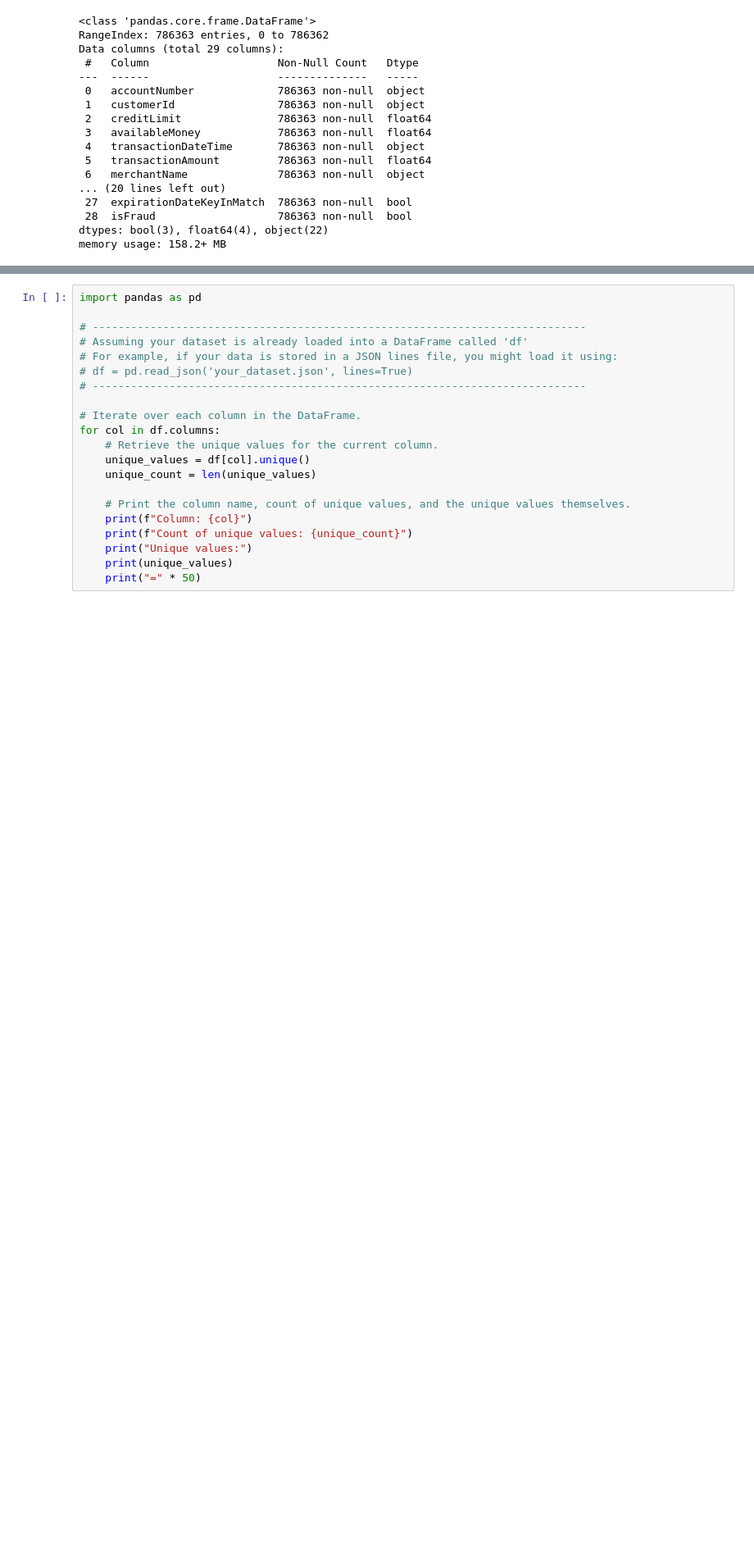
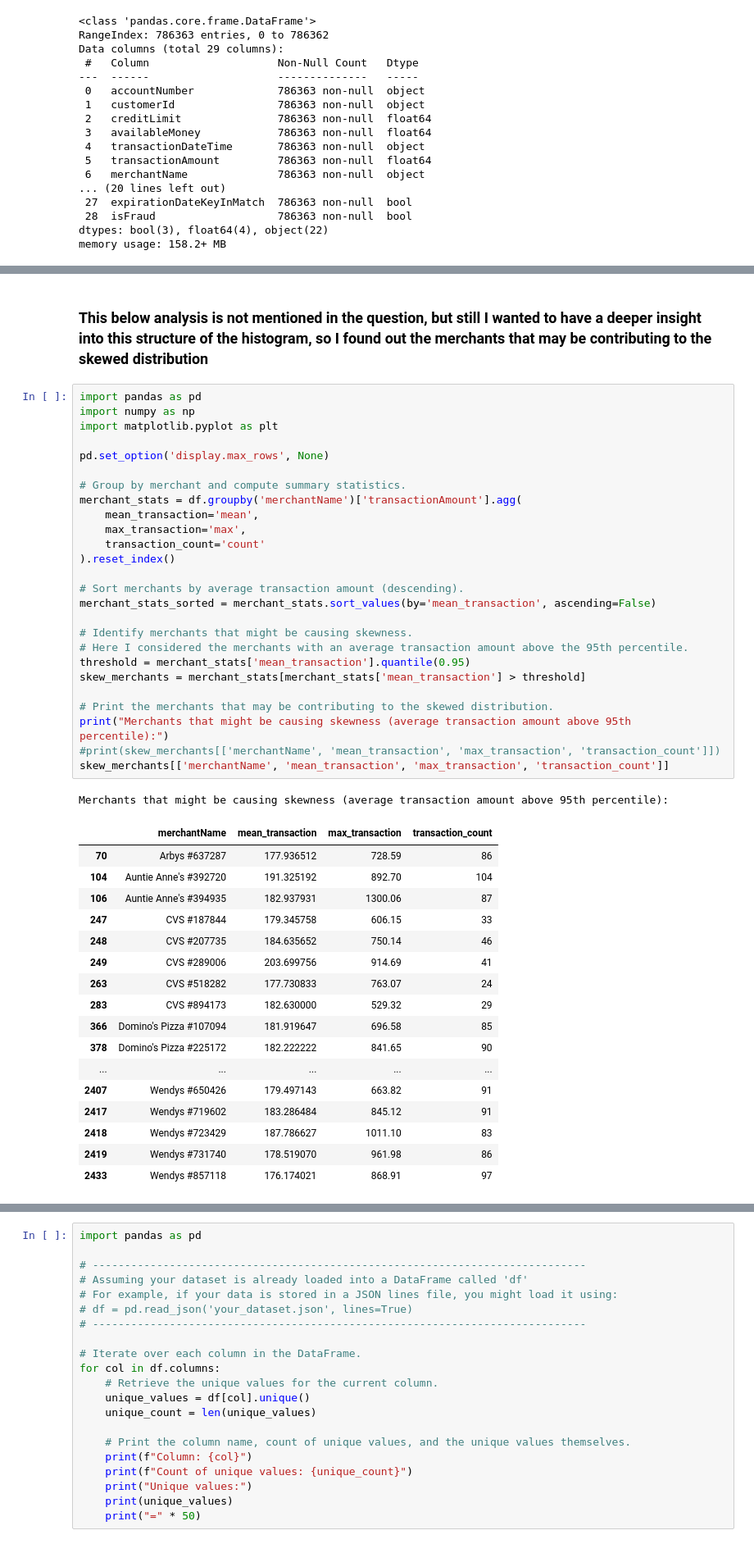
Before and after one commit to uroy98/CapitalOneProject, a Jupyter notebook: CapitalOneData.ipynb, the cells around one changed output, grey strips where cells are left out. Shown at 82% size. Cells and saved outputs as stored; diff of their text form; blank space fills up the shorter version.

Commit message:
Done upto Question 3 full.

```diff
--- a/CapitalOneData.ipynb
+++ b/CapitalOneData.ipynb
@@ -288,4 +284,51 @@ plt.grid(True)
 plt.show()
 # %% [output]
 [figure]
+# %% [markdown]
+### This below analysis is not mentioned in the question, but still I wanted to have a deeper insight into this structure of the histogram, so I found out the merchants that may be contributing to the skewed distribution
+# %%
+import pandas as pd
+import numpy as np
+import matplotlib.pyplot as plt
+
+pd.set_option('display.max_rows', None)
+
+# Group by merchant and compute summary statistics.
+merchant_stats = df.groupby('merchantName')['transactionAmount'].agg(
+    mean_transaction='mean',
+    max_transaction='max',
+    transaction_count='count'
+).reset_index()
+
+# Sort merchants by average transaction amount (descending).
+merchant_stats_sorted = merchant_stats.sort_values(by='mean_transaction', ascending=False)
+
+# Identify merchants that might be causing skewness.
+# Here I considered the merchants with an average transaction amount above the 95th percentile.
+threshold = merchant_stats['mean_transaction'].quantile(0.95)
+skew_merchants = merchant_stats[merchant_stats['mean_transaction'] > threshold]
+
+# Print the merchants that may be contributing to the skewed distribution.
+print("Merchants that might be causing skewness (average transaction amount above 95th percentile):")
+#print(skew_merchants[['merchantName', 'mean_transaction', 'max_transaction', 'transaction_count']])
+skew_merchants[['merchantName', 'mean_transaction', 'max_transaction', 'transaction_count']]
+# %% [output]
+Merchants that might be causing skewness (average transaction amount above 95th percentile):
+|  | merchantName | mean_transaction | max_transaction | transaction_count |
+| 70 | Arbys #637287 | 177.936512 | 728.59 | 86 |
+| 104 | Auntie Anne's #392720 | 191.325192 | 892.70 | 104 |
+| 106 | Auntie Anne's #394935 | 182.937931 | 1300.06 | 87 |
+| 247 | CVS #187844 | 179.345758 | 606.15 | 33 |
+| 248 | CVS #207735 | 184.635652 | 750.14 | 46 |
+| 249 | CVS #289006 | 203.699756 | 914.69 | 41 |
+| 263 | CVS #518282 | 177.730833 | 763.07 | 24 |
+| 283 | CVS #894173 | 182.630000 | 529.32 | 29 |
+| 366 | Domino's Pizza #107094 | 181.919647 | 696.58 | 85 |
+| 378 | Domino's Pizza #225172 | 182.222222 | 841.65 | 90 |
+| ... | ... | ... | ... | ... |
+| 2407 | Wendys #650426 | 179.497143 | 663.82 | 91 |
+| 2417 | Wendys #719602 | 183.286484 | 845.12 | 91 |
+| 2418 | Wendys #723429 | 187.786627 | 1011.10 | 83 |
+| 2419 | Wendys #731740 | 178.519070 | 961.98 | 86 |
+| 2433 | Wendys #857118 | 176.174021 | 868.91 | 97 |
 # %% [markdown]
```
Also changed, not shown: parts of 24 cells of this notebook.
